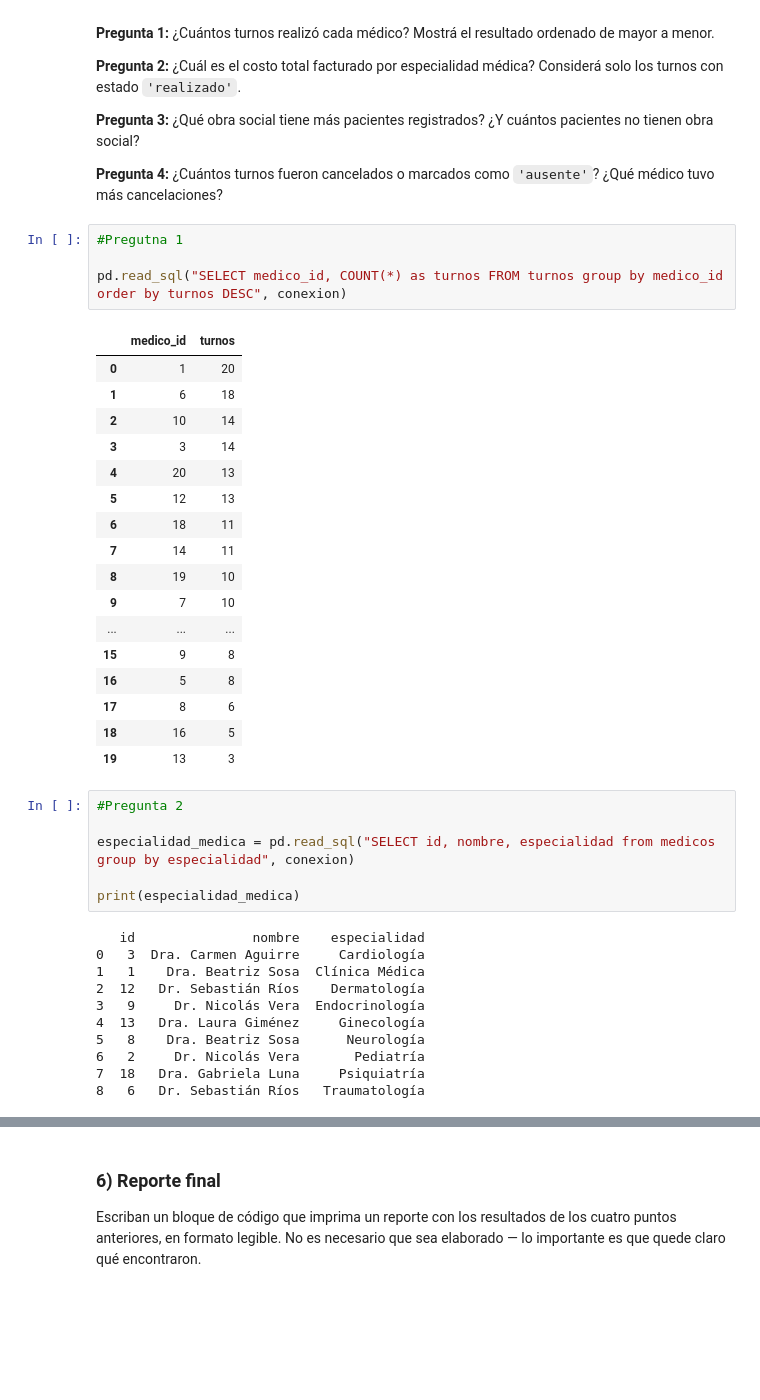
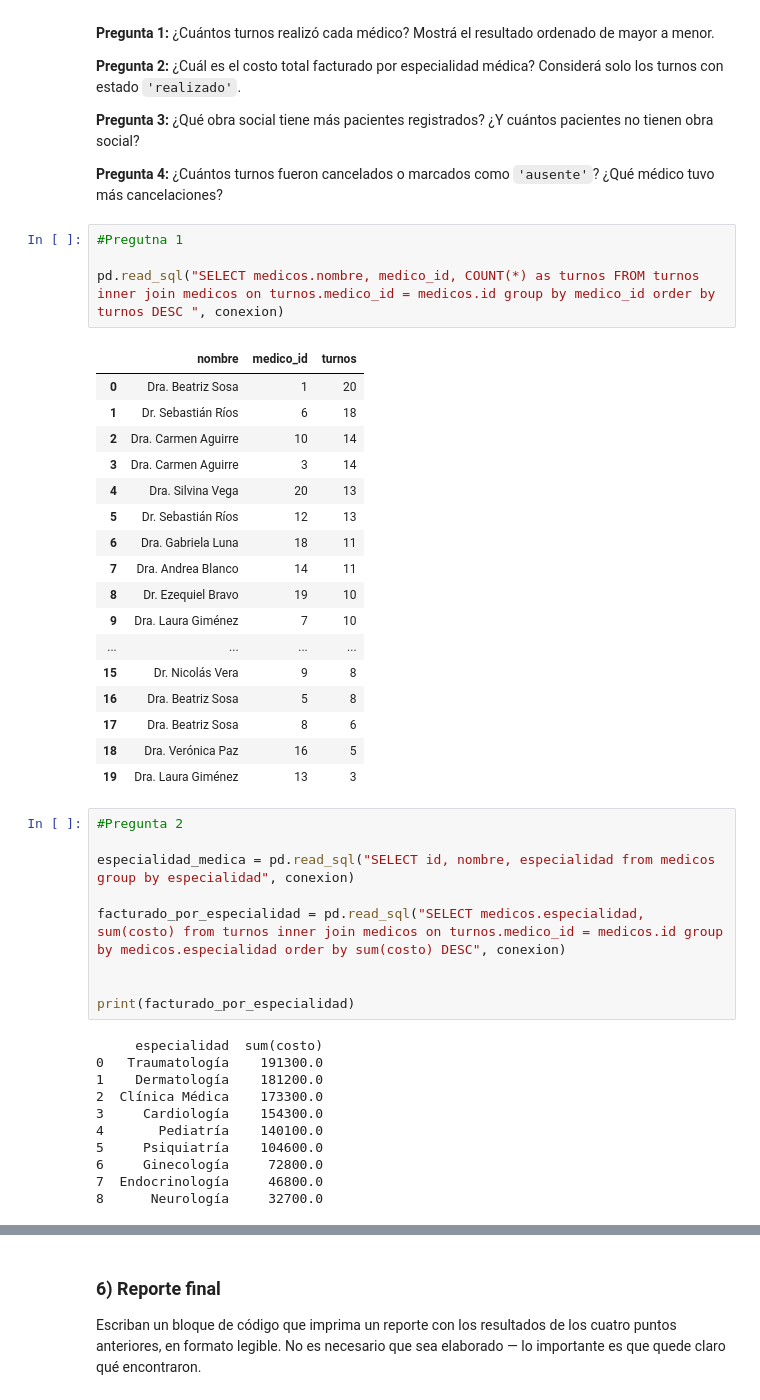
Before and after one commit to estebanler00/data-analysis-course, a Jupyter notebook: modulo-3-transformacion/clase-09/practica/notebook.ipynb, the cells around one changed output, grey strips where cells are left out. Drawn from its saved outputs; the diff is of its cells as text; blank space fills up the shorter version.

```diff
--- a/modulo-3-transformacion/clase-09/practica/notebook.ipynb
+++ b/modulo-3-transformacion/clase-09/practica/notebook.ipynb
@@ -361,39 +361,42 @@ Con los datos limpios, respondan estas cuatro preguntas. Para cada una, combinen
 # %%
 #Pregutna 1
 
-pd.read_sql("SELECT medico_id, COUNT(*) as turnos FROM turnos group by medico_id order by turnos DESC", conexion)
+pd.read_sql("SELECT medicos.nombre, medico_id, COUNT(*) as turnos FROM turnos inner join medicos on turnos.medico_id = medicos.id group by medico_id order by turnos DESC ", conexion)
 # %% [output]
-|  | medico_id | turnos |
-| 0 | 1 | 20 |
-| 1 | 6 | 18 |
-| 2 | 10 | 14 |
-| 3 | 3 | 14 |
-| 4 | 20 | 13 |
-| 5 | 12 | 13 |
-| 6 | 18 | 11 |
-| 7 | 14 | 11 |
-| 8 | 19 | 10 |
-| 9 | 7 | 10 |
-| ... | ... | ... |
-| 15 | 9 | 8 |
-| 16 | 5 | 8 |
-| 17 | 8 | 6 |
-| 18 | 16 | 5 |
-| 19 | 13 | 3 |
+|  | nombre | medico_id | turnos |
+| 0 | Dra. Beatriz Sosa | 1 | 20 |
+| 1 | Dr. Sebastián Ríos | 6 | 18 |
+| 2 | Dra. Carmen Aguirre | 10 | 14 |
+| 3 | Dra. Carmen Aguirre | 3 | 14 |
+| 4 | Dra. Silvina Vega | 20 | 13 |
+| 5 | Dr. Sebastián Ríos | 12 | 13 |
+| 6 | Dra. Gabriela Luna | 18 | 11 |
+| 7 | Dra. Andrea Blanco | 14 | 11 |
+| 8 | Dr. Ezequiel Bravo | 19 | 10 |
+| 9 | Dra. Laura Giménez | 7 | 10 |
+| ... | ... | ... | ... |
+| 15 | Dr. Nicolás Vera | 9 | 8 |
+| 16 | Dra. Beatriz Sosa | 5 | 8 |
+| 17 | Dra. Beatriz Sosa | 8 | 6 |
+| 18 | Dra. Verónica Paz | 16 | 5 |
+| 19 | Dra. Laura Giménez | 13 | 3 |
 # %%
 #Pregunta 2
 
 especialidad_medica = pd.read_sql("SELECT id, nombre, especialidad from medicos group by especialidad", conexion)
 
-print(especialidad_medica)
+facturado_por_especialidad = pd.read_sql("SELECT medicos.especialidad, sum(costo) from turnos inner join medicos on turnos.medico_id = medicos.id group by medicos.especialidad order by sum(costo) DESC", conexion)
+
+
+print(facturado_por_especialidad)
 # %% [output]
-   id               nombre    especialidad
-0   3  Dra. Carmen Aguirre     Cardiología
-1   1    Dra. Beatriz Sosa  Clínica Médica
-2  12   Dr. Sebastián Ríos    Dermatología
-3   9     Dr. Nicolás Vera  Endocrinología
-4  13   Dra. Laura Giménez     Ginecología
-5   8    Dra. Beatriz Sosa      Neurología
-6   2     Dr. Nicolás Vera       Pediatría
-7  18   Dra. Gabriela Luna     Psiquiatría
-8   6   Dr. Sebastián Ríos   Traumatología
+     especialidad  sum(costo)
+0   Traumatología    191300.0
+1    Dermatología    181200.0
+2  Clínica Médica    173300.0
+3     Cardiología    154300.0
+4       Pediatría    140100.0
+5     Psiquiatría    104600.0
+6     Ginecología     72800.0
+7  Endocrinología     46800.0
+8      Neurología     32700.0
```
Also changed, not shown: parts of 4 cells of this notebook.
